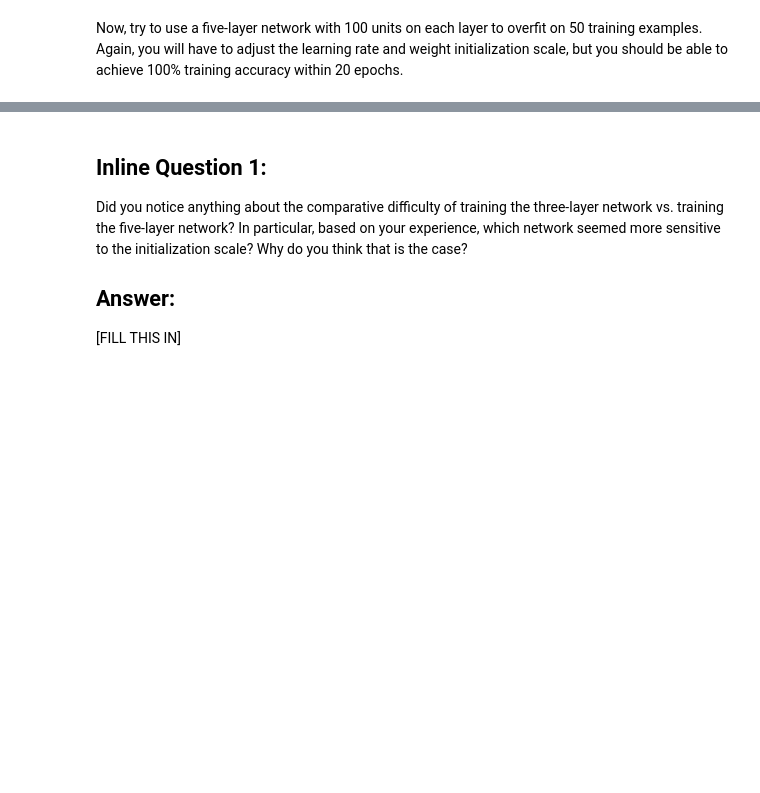
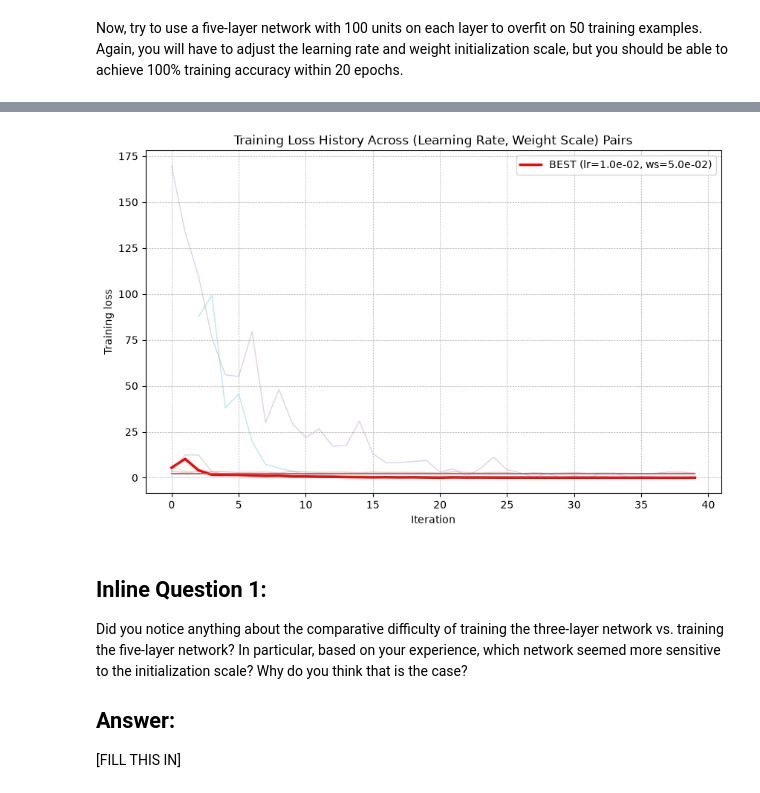
Before and after one commit to pgtkhai/cs231n-2026-assignments, a Jupyter notebook: assignment1/FullyConnectedNets.ipynb, the cells around one changed output, grey strips where cells are left out. Cells and saved outputs as stored; diff of their text form; code cells hidden in the pictures; blank space fills up the shorter version.

```diff
--- a/assignment1/FullyConnectedNets.ipynb
+++ b/assignment1/FullyConnectedNets.ipynb
@@ -173,0 +238,87 @@ plt.show()
+# %%
+# TODO: Use a five-layer Net to overfit 50 training examples by
+# tweaking just the learning rate and initialization scale.
+
+import itertools
+
+num_train = 50
+small_data = {
+    "X_train": data["X_train"][:num_train],
+    "y_train": data["y_train"][:num_train],
+    "X_val": data["X_val"],
+    "y_val": data["y_val"],
+}
+
+# Define candidate grids for learning rate and weight scale
+learning_rates = [1e-4, 1e-3, 1e-2, 3e-2]
+weight_scales = [1e-4, 1e-3, 1e-2, 5e-2, 1e-1]
+
+results = {}
+best_train_acc = -1.0
+best_solver = None
+best_params = None
+
+print("Grid Searching (Learning Rate, Weight Scale) to overfit 50 samples...\n")
+print(f"{'Learning Rate':<15} | {'Weight Scale':<15} | {'Train Accuracy':<15} | {'Final Loss':<15}")
+print("-" * 68)
+
+for lr, ws in itertools.product(learning_rates, weight_scales):
+    # Initialize 5-layer network ([100, 100, 100, 100] hidden layers)
+    model = FullyConnectedNet(
+        [100, 100, 100, 100],
+        weight_scale=ws,
+        dtype=np.float64
+    )
+
+    solver = Solver(
+        model,
+        small_data,
+        print_every=100,      # Suppress verbose per-iteration printing
+        num_epochs=20,
+        batch_size=25,
+        update_rule="sgd",
+        optim_config={"learning_rate": lr},
+        verbose=False,
+    )
+
+    solver.train()
+
+    # Check training accuracy on the 50 samples
+    train_acc = solver.check_accuracy(small_data["X_train"], small_data["y_train"])
+    final_loss = solver.loss_history[-1]
+
+    results[(lr, ws)] = {
+        "train_acc": train_acc,
+        "loss_history": solver.loss_history,
+        "final_loss": final_loss,
+    }
+
+    print(f"{lr:<15.1e} | {ws:<15.1e} | {train_acc:<15.2f} | {final_loss:<15.4f}")
+
+    if train_acc > best_train_acc:
+        best_train_acc = train_acc
+        best_solver = solver
+        best_params = (lr, ws)
+
+print("-" * 68)
+print(f"Best Configuration: Learning Rate = {best_params[0]:.1e}, Weight Scale = {best_params[1]:.1e}")
+print(f"Best Training Accuracy: {best_train_acc:.2%}")
+
+# ================================================================
+# Plotting Loss History
+# ================================================================
+plt.figure(figsize=(10, 6))
+
+for (lr, ws), res in results.items():
+    if (lr, ws) == best_params:
+        plt.plot(res["loss_history"], label=f"BEST (lr={lr:.1e}, ws={ws:.1e})", color="red", linewidth=2.5)
+    else:
+        plt.plot(res["loss_history"], alpha=0.3, linewidth=1.0)
+
+plt.title("Training Loss History Across (Learning Rate, Weight Scale) Pairs")
+plt.xlabel("Iteration")
+plt.ylabel("Training loss")
+plt.legend(loc="upper right")
+plt.grid(linestyle="--", linewidth=0.5)
+plt.show()
+# %% [output]
@@ -174,3 +342,4 @@ plt.show()
+[figure, added]
 # %% [markdown]
 ## Inline Question 1:
 Did you notice anything about the comparative difficulty of training the three-layer network vs. training the five-layer network? In particular, based on your experience, which network seemed more sensitive to the initialization scale? Why do you think that is the case?
```
Also changed, not shown: parts of 7 cells of this notebook, 2 other files.
